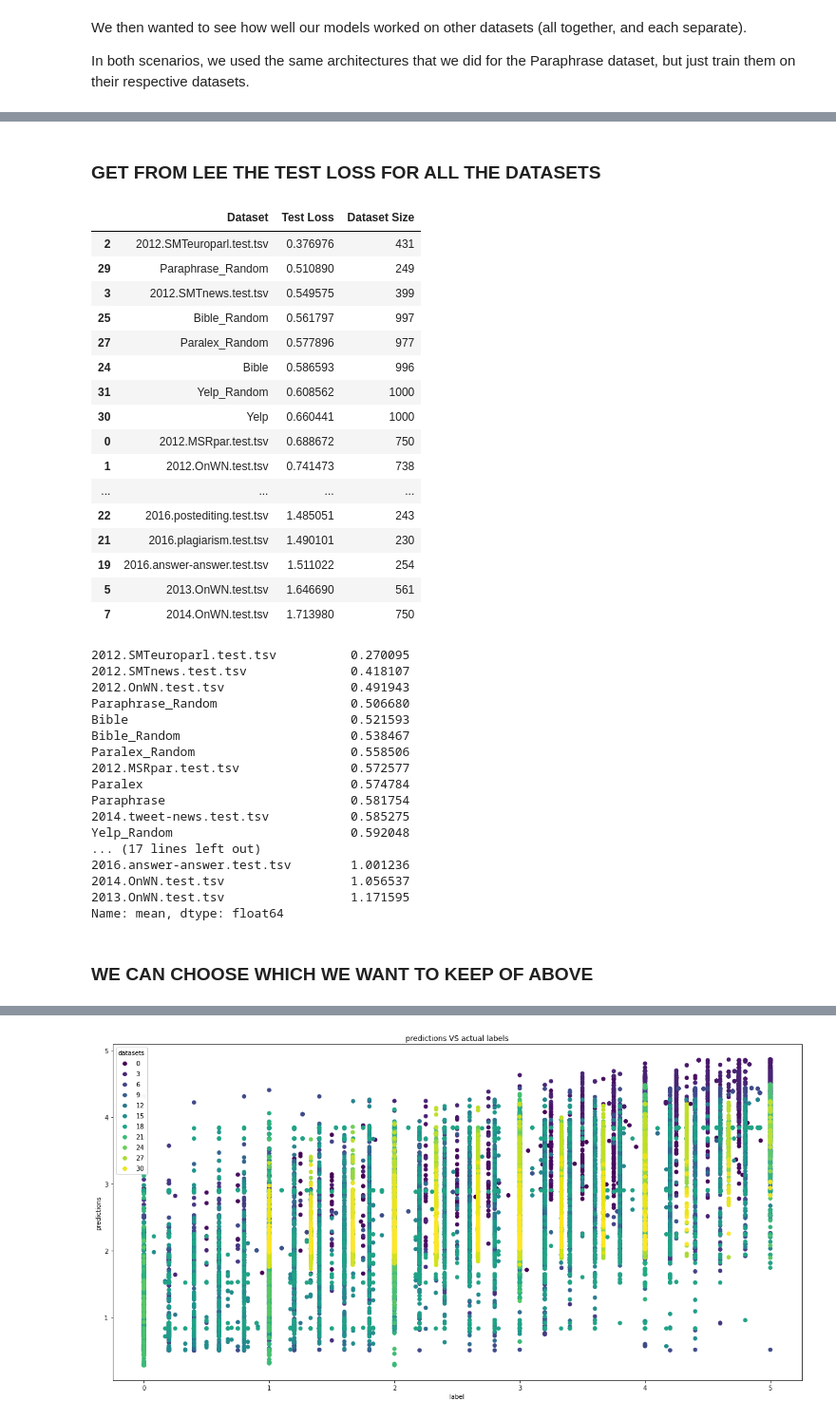
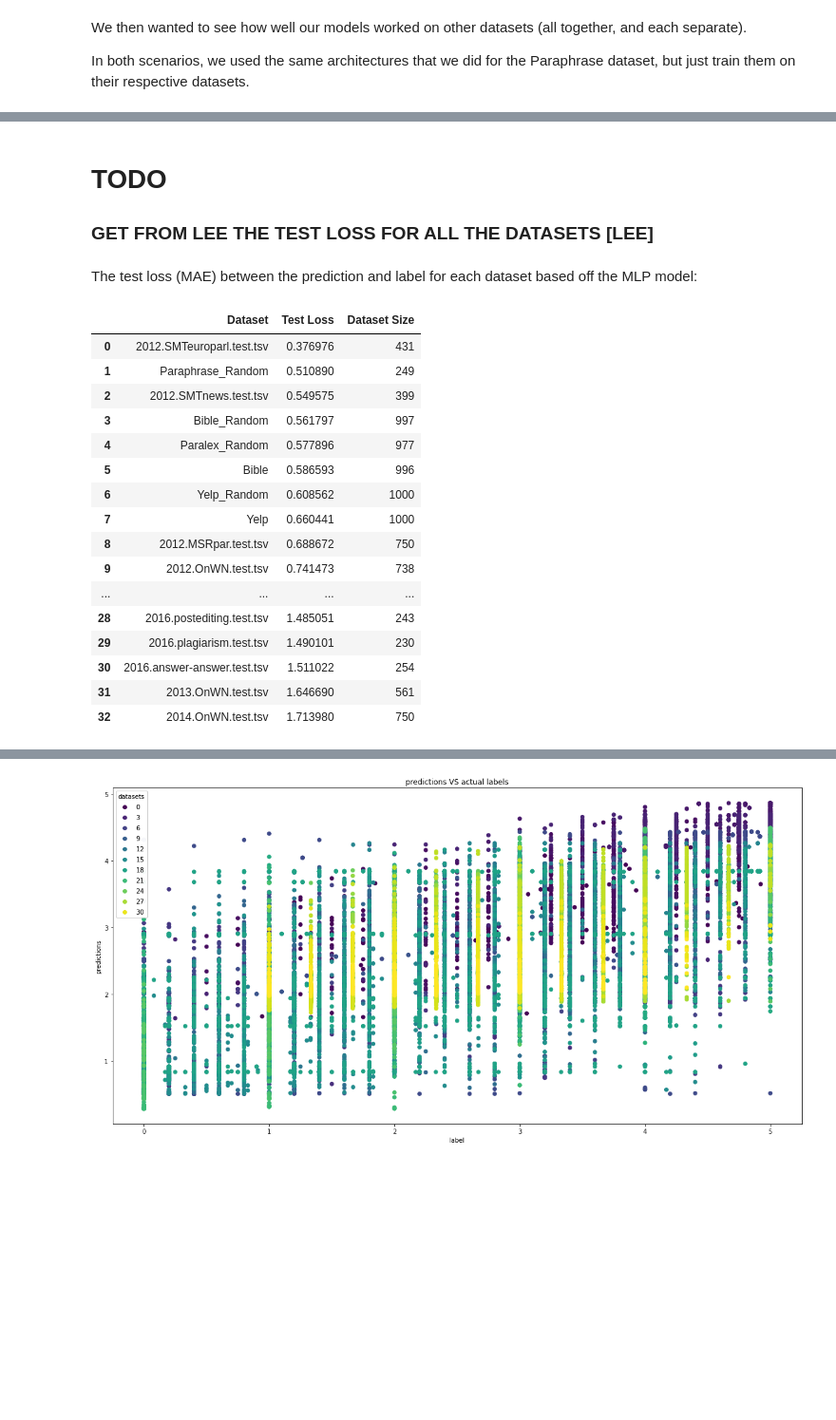
Before and after one commit to Hernanros/SOTA, a Jupyter notebook: summary.ipynb, the cells around one changed output, grey strips where cells are left out. Shown at 95% size. Drawn from its saved outputs; the diff is of its cells as text; code cells hidden in the pictures; blank space fills up the shorter version.

```diff
--- a/summary.ipynb
+++ b/summary.ipynb
@@ -329,61 +349,29 @@ df_all.head(3)
 | 1 | 2012.MSRpar.test.tsv | 0.8 | The technology-laced Nasdaq Compo... | The broad Standard & Poor 's 500 ... | 0.461538 | 0.333333 | 95.66 | ... |
 | 2 | 2012.MSRpar.test.tsv | 3.6 | `` It 's a huge black eye , '' sa... | `` It 's a huge black eye , '' Ar... | 0.578947 | 0.500000 | 97.75 | ... |
 # %% [markdown]
-### GET FROM LEE THE TEST LOSS FOR ALL THE DATASETS ###
+# TODO
+### GET FROM LEE THE TEST LOSS FOR ALL THE DATASETS [LEE]
-# %%
-lst = []
-for d in ds:
-  lst.append(len(df_all[df_all.dataset==d]))
-lst.append(df_all.shape[0])
-df_mlp_testloss['Dataset Size'] = pd.Series(lst)
+# %% [markdown]
+The test loss (MAE) between the prediction and label for each dataset based off the MLP model:
 # %%
-bdf_mlp_testloss.sort_values(by="Test Loss")
+df_mlp_testloss = df_mlp_testloss.sort_values(by="Test Loss").reset_index().drop(columns=['index'])
+df_mlp_testloss
 # %% [output]
 |  | Dataset | Test Loss | Dataset Size |
-| 2 | 2012.SMTeuroparl.test.tsv | 0.376976 | 431 |
-| 29 | Paraphrase_Random | 0.510890 | 249 |
-| 3 | 2012.SMTnews.test.tsv | 0.549575 | 399 |
-| 25 | Bible_Random | 0.561797 | 997 |
-| 27 | Paralex_Random | 0.577896 | 977 |
-| 24 | Bible | 0.586593 | 996 |
-| 31 | Yelp_Random | 0.608562 | 1000 |
-| 30 | Yelp | 0.660441 | 1000 |
-| 0 | 2012.MSRpar.test.tsv | 0.688672 | 750 |
-| 1 | 2012.OnWN.test.tsv | 0.741473 | 738 |
+| 0 | 2012.SMTeuroparl.test.tsv | 0.376976 | 431 |
+| 1 | Paraphrase_Random | 0.510890 | 249 |
+| 2 | 2012.SMTnews.test.tsv | 0.549575 | 399 |
+| 3 | Bible_Random | 0.561797 | 997 |
+| 4 | Paralex_Random | 0.577896 | 977 |
+| 5 | Bible | 0.586593 | 996 |
+| 6 | Yelp_Random | 0.608562 | 1000 |
+| 7 | Yelp | 0.660441 | 1000 |
+| 8 | 2012.MSRpar.test.tsv | 0.688672 | 750 |
+| 9 | 2012.OnWN.test.tsv | 0.741473 | 738 |
 | ... | ... | ... | ... |
-| 22 | 2016.postediting.test.tsv | 1.485051 | 243 |
-| 21 | 2016.plagiarism.test.tsv | 1.490101 | 230 |
-| 19 | 2016.answer-answer.test.tsv | 1.511022 | 254 |
-| 5 | 2013.OnWN.test.tsv | 1.646690 | 561 |
-| 7 | 2014.OnWN.test.tsv | 1.713980 | 750 |
+| 28 | 2016.postediting.test.tsv | 1.485051 | 243 |
+| 29 | 2016.plagiarism.test.tsv | 1.490101 | 230 |
+| 30 | 2016.answer-answer.test.tsv | 1.511022 | 254 |
+| 31 | 2013.OnWN.test.tsv | 1.646690 | 561 |
+| 32 | 2014.OnWN.test.tsv | 1.713980 | 750 |
-# %%
-ds=np.unique(df_all.dataset)
-df_all['abs_diff'] = np.abs(df_all.Predictions - df_all.label)
-
-ls=[]
-for d in ds:
-  ls.append(df_all[df_all.dataset==d].abs_diff.describe())
-df_all_loss = pd.concat(ls,axis = 1)
-df_all_loss.columns = ds
-df_all_loss.loc['mean'].sort_values(ascending = True)
-# %% [output]
-2012.SMTeuroparl.test.tsv          0.270095
-2012.SMTnews.test.tsv              0.418107
-2012.OnWN.test.tsv                 0.491943
-Paraphrase_Random                  0.506680
-Bible                              0.521593
-Bible_Random                       0.538467
-Paralex_Random                     0.558506
-2012.MSRpar.test.tsv               0.572577
-Paralex                            0.574784
-Paraphrase                         0.581754
-2014.tweet-news.test.tsv           0.585275
-Yelp_Random                        0.592048
-... (17 lines left out)
-2016.answer-answer.test.tsv        1.001236
-2014.OnWN.test.tsv                 1.056537
-2013.OnWN.test.tsv                 1.171595
-Name: mean, dtype: float64
-# %% [markdown]
-### WE CAN CHOOSE WHICH WE WANT TO KEEP OF ABOVE ###
 # %% [markdown]
```
Also changed, not shown: parts of 21 cells of this notebook.
